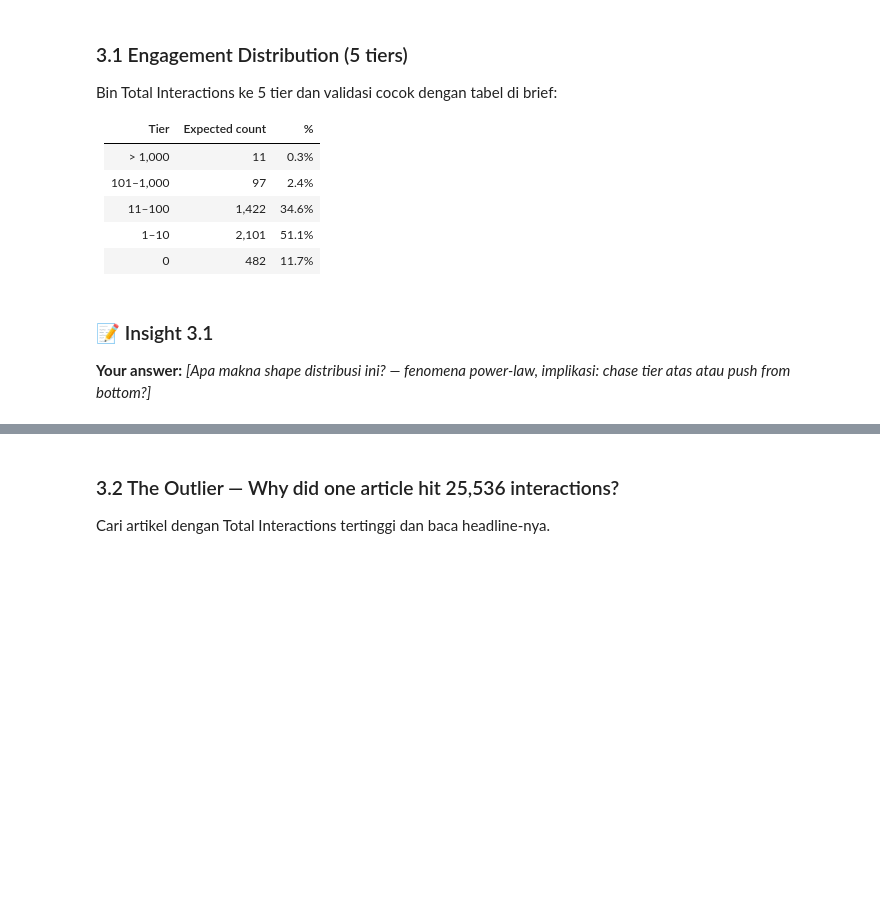
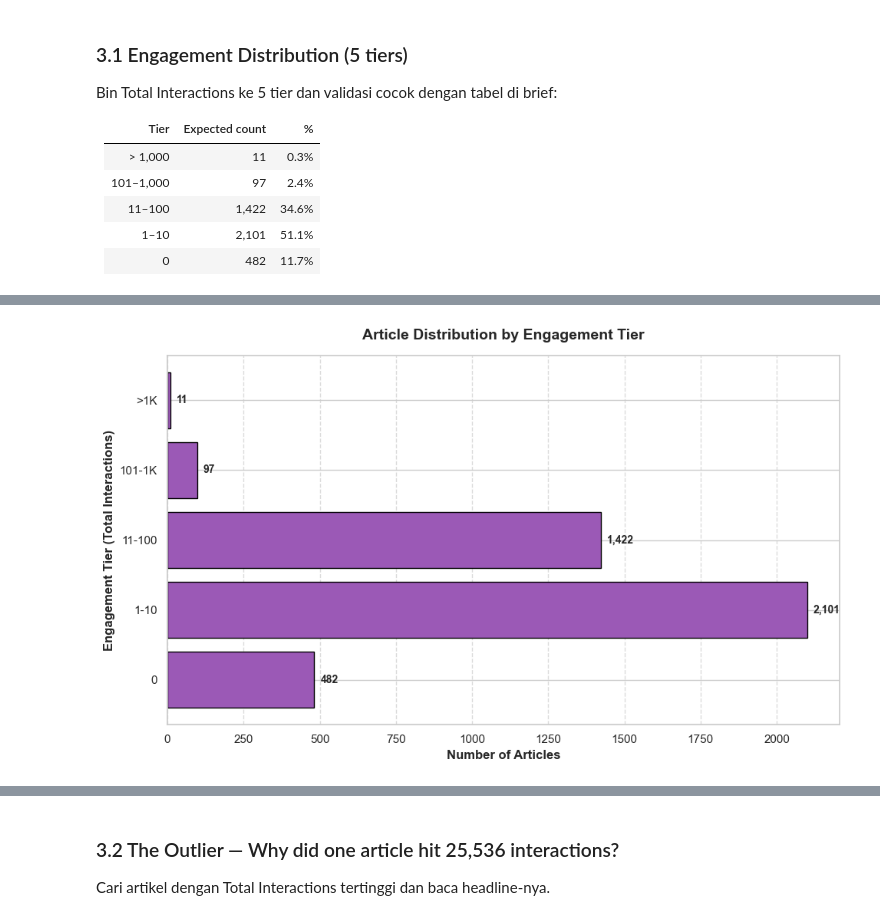
Before and after one commit to nprasetio/maverick-jakarta-air-pollution, a Jupyter notebook: notebooks/analysis.ipynb, the cells around one changed output, grey strips where cells are left out. Drawn from its saved outputs; the diff is of its cells as text; code cells hidden in the pictures; blank space fills up the shorter version.

Commit message:
Day 2 morning: Task 1.4 + Task 2.1-2.2 (september, tier, outlier)

```diff
--- a/notebooks/analysis.ipynb
+++ b/notebooks/analysis.ipynb
@@ -474,27 +493,57 @@ Bin Total Interactions ke 5 tier dan validasi cocok dengan tabel di brief:
 | 11–100 | 1,422 | 34.6% |
 | 1–10 | 2,101 | 51.1% |
 | 0 | 482 | 11.7% |
-# %%
-# TODO 3.1 — Bin into tiers and validate
-
-def tier(x):
-    if x == 0: return '0'
-    if x <= 10: return '1–10'
-    if x <= 100: return '11–100'
-    if x <= 1000: return '101–1,000'
-    return '>1,000'
-
-df['EngagementTier'] = df['Total Interactions'].apply(tier)
-tier_order = ['0', '1–10', '11–100', '101–1,000', '>1,000']
-tier_counts = df['EngagementTier'].value_counts().reindex(tier_order)
-tier_pct = (tier_counts / len(df) * 100).round(1)
-
-summary = pd.DataFrame({'count': tier_counts, 'pct': tier_pct})
-print(summary)
-
-# TODO: plot horizontal bar chart of tier distribution
-# Save to: CHARTS_DIR / '03_engagement_tier.png'
-# %% [markdown]
-### 📝 Insight 3.1
-
-**Your answer:** _[Apa makna shape distribusi ini? — fenomena power-law, implikasi: chase tier atas atau push from bottom?]_
+# %%
+# TODO 2.1 — Bin into tiers, validate, and plot
+
+# 1. Membuat fungsi binning sesuai kategori
+def assign_tier(interactions):
+    if interactions > 1000:
+        return '>1K'
+    elif interactions > 100:
+        return '101-1K'
+    elif interactions > 10:
+        return '11-100'
+    elif interactions > 0:
+        return '1-10'
+    else:
+        return '0'
+
+# Aplikasikan ke dataframe
+df['Engagement_Tier'] = df['Total Interactions'].apply(assign_tier)
+
+# Urutkan kategori dari yang tertinggi ke terendah
+tier_order = ['>1K', '101-1K', '11-100', '1-10', '0']
+tier_counts = df['Engagement_Tier'].value_counts().reindex(tier_order)
+
+# Verifikasi angka dengan brief (Harus cocok: >1K=11, 101-1K=97, 11-100=1422, 1-10=2101, 0=482)
+print("--- Verifikasi Tier Counts ---")
+print(tier_counts)
+print("-" * 30)
+
+# 2. Plot Horizontal Bar Chart
+plt.figure(figsize=(10, 6))
+
+# Kita balik urutannya ([::-1]) agar '>1K' berada di posisi paling atas pada grafik horizontal
+bars = plt.barh(tier_order[::-1], tier_counts[::-1].values, color='#9b59b6', edgecolor='black')
+
+# Tambahkan label angka di sebelah kanan masing-masing bar
+for bar in bars:
+    width = bar.get_width()
+    plt.text(width + 20, bar.get_y() + bar.get_height()/2,
+             f'{int(width):,}',
+             ha='left', va='center', fontweight='bold', fontsize=10)
+
+plt.title('Article Distribution by Engagement Tier', pad=15, fontweight='bold', fontsize=14)
+plt.xlabel('Number of Articles', fontweight='bold')
+plt.ylabel('Engagement Tier (Total Interactions)', fontweight='bold')
+plt.grid(axis='x', linestyle='--', alpha=0.7)
+
+plt.tight_layout()
+
+# Save chart (Saya beri nama 04 agar tidak menimpa file wordcloud 03 Anda sebelumnya)
+plt.savefig(CHARTS_DIR / '04_engagement_tier.png', dpi=150, bbox_inches='tight')
+
+# Tampilkan plot
+plt.show()
+# %% [output]
@@ -500,0 +559 @@ print(summary)
+[figure, added]
```
Also changed, not shown: parts of 8 cells of this notebook, 1 other file.
